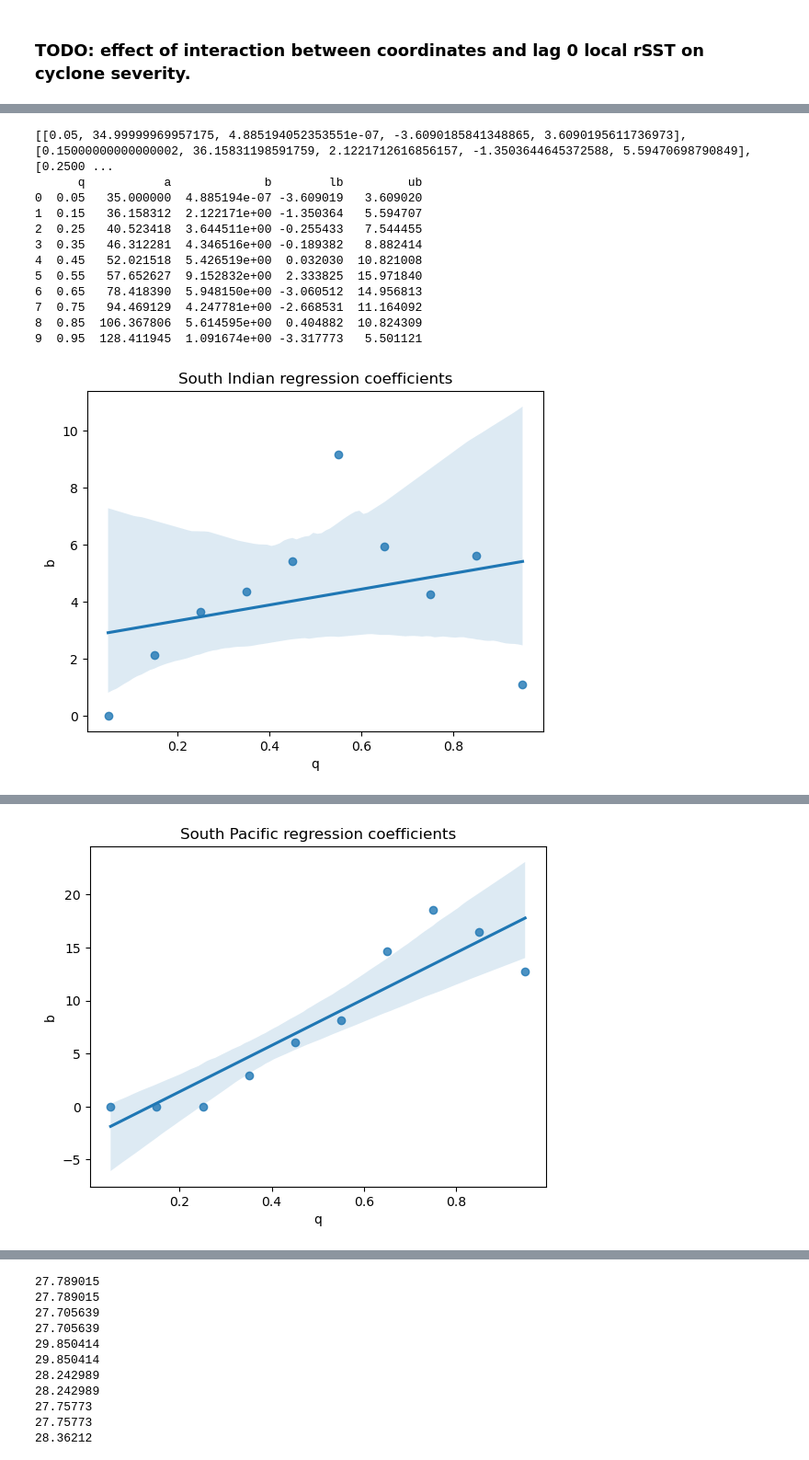
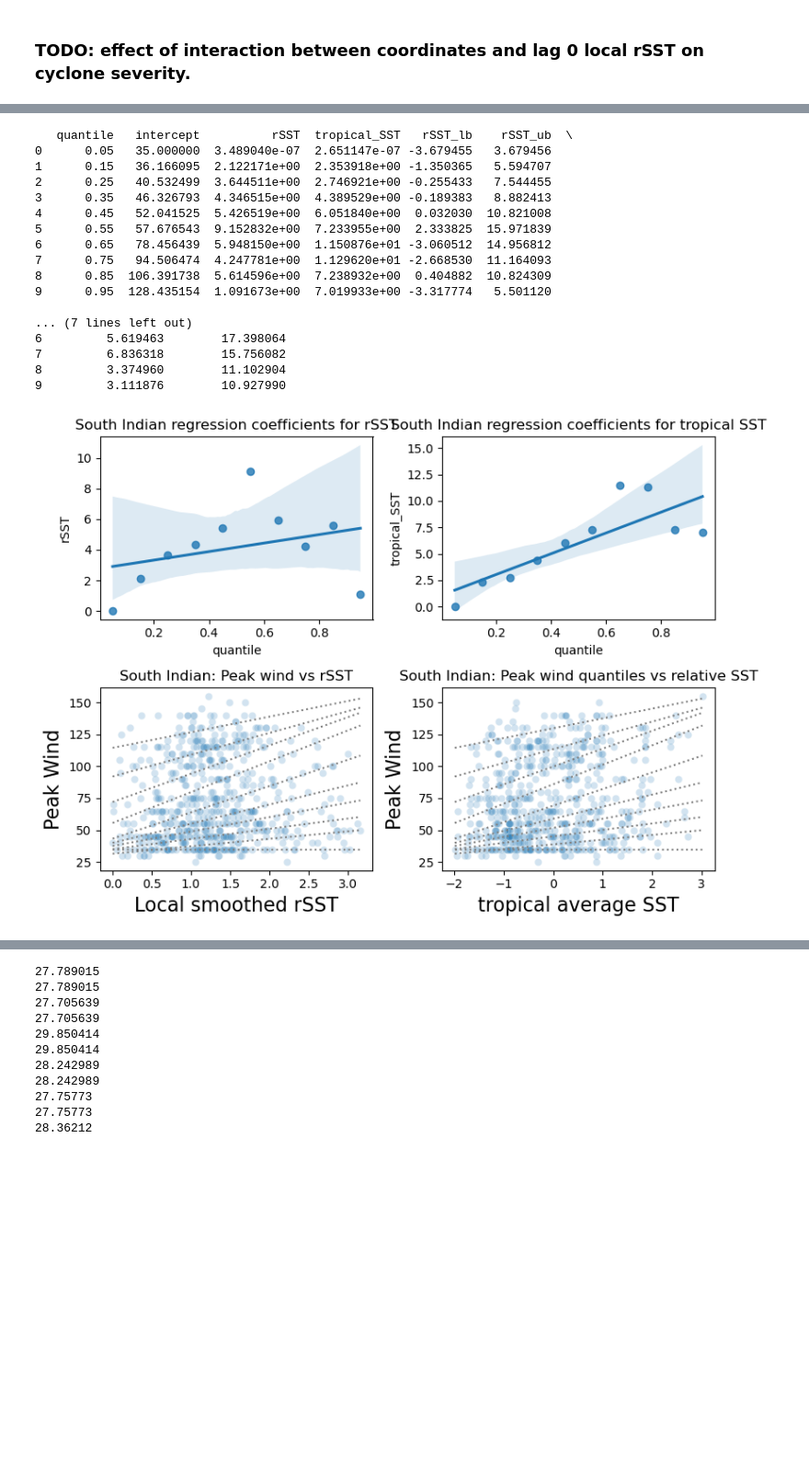
Before and after one commit to sydney-machine-learning/cyclonecategory_GCMs, a Jupyter notebook: Climate Project/albert/notebooks/local_models.ipynb, the cells around one changed output, grey strips where cells are left out. Shown: that part at 92% size. Cells and saved outputs as stored; diff of their text form; code cells hidden in the pictures; blank space fills up the shorter version.

```diff
--- a/Climate Project/albert/notebooks/local_models.ipynb
+++ b/Climate Project/albert/notebooks/local_models.ipynb
@@ -199,59 +181,70 @@ plt.show()
 # %%
 # basic logistic regressor on lag 0 sst smoothed
 # TODO: Quantile regression -> top 10% of cyclones will look like??
 import statsmodels.api as sm
 import statsmodels.formula.api as smf
 import pandas as pd
 
 quantiles = np.arange(0.05, 0.96, 0.1)
 def fit_model(quantile, model):
     res = model.fit(q=quantile)
     return [quantile, res.params["Intercept"], res.params["rSST"], res.params['tropical_SST']] + res.conf_int().loc[
         "rSST"
+    ].tolist() + res.conf_int().loc[
+        "tropical_SST"
     ].tolist()
 
-def get_pred(b, x):
-    if len(b) != len(x):
-        return 'You fooken wot m8'
 
-for ent in [{'df': si_df, 'basin': 'South Indian'}, {'df': sp_df, 'basin': 'South Pacific'},]:
+for ent in [{'df': si_df, 'basin': 'South Indian'}, {'df': sp_df, 'basin': 'South Pacific'}]:
+    fig, axs = plt.subplots(nrows= 2, ncols=2, figsize=(8,6))
     df = ent['df']
     basin = ent['basin']
     model = smf.quantreg('peak_wind ~ rSST + tropical_SST', data=df)
 
     models = [fit_model(x, model) for x in quantiles]
-    print(models)
-    models = pd.DataFrame(models, columns=["q", "a", "b", "lb", "ub"])
+    models = pd.DataFrame(models, columns=["quantile", "intercept", "rSST", "tropical_SST", "rSST_lb", "rSST_ub", "tropical_SST_lb", "tropical_SST_ub"])
 
     print(models)
-    sns.regplot(data=models, x="q", y="b")
-    plt.title(f'{basin} regression coefficients')
-    plt.show()
 
-    x = np.arange(df['rSST'].min(), df['rSST'].max(), 0.05)
-    fig, ax = plt.subplots(figsize=(8, 6))
+    sns.regplot(data=models, x="quantile", y="rSST", ax=axs[0][0]).set(title =f'{basin} regression coefficients for rSST')
+    sns.regplot(data=models, x="quantile", y="tropical_SST", ax=axs[0][1]).set(title = f'{basin} regression coefficients for tropical SST')
+
+    rSST_x = np.linspace(df['rSST'].min(), df['rSST'].max(), 100)
+    tropical_SST_x = np.linspace(df['tropical_SST'].min(), df['tropical_SST'].max(), 100)
 
     for i in range(models.shape[0]):
-        y = get_y(models.a[i], models.b[i])
-        ax.plot(x, y, linestyle="dotted", color="grey")
+        y = models.intercept[i] + models.rSST[i] * rSST_x + models.tropical_SST[i] * tropical_SST_x
+        axs[1][0].plot(rSST_x, y, linestyle="dotted", color="grey")
+        axs[1][1].plot(tropical_SST_x, y, linestyle="dotted", color="grey")
 
-    ax.scatter(df['rSST'], df['peak_wind'], alpha=0.2)
-    legend = ax.legend()
+    sns.scatterplot(data=df, x='rSST', y='peak_wind', alpha=0.2, ax=axs[1][0]).set(title =f'{basin}: Peak wind vs rSST')
+    sns.scatterplot(data=df, x='tropical_SST', y='peak_wind', alpha=0.2, ax=axs[1][1]).set(title =f'{basin}: Peak wind vs tropical average')
+
     plt.title(f'{basin}: Peak wind quantiles vs relative SST')
-    ax.set_xlabel("Local smoothed rSST", fontsize=16)
-    ax.set_ylabel("Peak Wind", fontsize=16)
+    axs[1][0].set_xlabel("Local smoothed rSST", fontsize=16)
+    axs[1][0].set_ylabel("Peak Wind", fontsize=16)
+
+    axs[1][1].set_xlabel("tropical average SST", fontsize=16)
+    axs[1][1].set_ylabel("Peak Wind", fontsize=16)
+    fig.tight_layout()
+
     plt.show()
 # %% [output]
-[[0.05, 34.99999969957175, 4.885194052353551e-07, -3.6090185841348865, 3.6090195611736973], [0.15000000000000002, 36.15831198591759, 2.1221712616856157, -1.3503644645372588, 5.59470698790849], [0.2500 ...
-      q           a             b        lb         ub
-0  0.05   35.000000  4.885194e-07 -3.609019   3.609020
-1  0.15   36.158312  2.122171e+00 -1.350364   5.594707
-2  0.25   40.523418  3.644511e+00 -0.255433   7.544455
-3  0.35   46.312281  4.346516e+00 -0.189382   8.882414
-4  0.45   52.021518  5.426519e+00  0.032030  10.821008
-5  0.55   57.652627  9.152832e+00  2.333825  15.971840
-6  0.65   78.418390  5.948150e+00 -3.060512  14.956813
-7  0.75   94.469129  4.247781e+00 -2.668531  11.164092
-8  0.85  106.367806  5.614595e+00  0.404882  10.824309
-9  0.95  128.411945  1.091674e+00 -3.317773   5.501121
+   quantile   intercept          rSST  tropical_SST   rSST_lb    rSST_ub  \
+0      0.05   35.000000  3.489040e-07  2.651147e-07 -3.679455   3.679456
+1      0.15   36.166095  2.122171e+00  2.353918e+00 -1.350365   5.594707
+2      0.25   40.532499  3.644511e+00  2.746921e+00 -0.255433   7.544455
+3      0.35   46.326793  4.346515e+00  4.389529e+00 -0.189383   8.882413
+4      0.45   52.041525  5.426519e+00  6.051840e+00  0.032030  10.821008
+5      0.55   57.676543  9.152832e+00  7.233955e+00  2.333825  15.971839
+6      0.65   78.456439  5.948150e+00  1.150876e+01 -3.060512  14.956812
+7      0.75   94.506474  4.247781e+00  1.129620e+01 -2.668530  11.164093
+8      0.85  106.391738  5.614596e+00  7.238932e+00  0.404882  10.824309
+9      0.95  128.435154  1.091673e+00  7.019933e+00 -3.317774   5.501120
+
+... (7 lines left out)
+6         5.619463        17.398064
+7         6.836318        15.756082
+8         3.374960        11.102904
+9         3.111876        10.927990
-[figure, old version]
+[figure, new version]
@@ -272 +268,0 @@ No artists with labels found to put in legend.  Note that artists whose label st
-[figure, removed]
```
Also changed, not shown: parts of 5 cells of this notebook, 8 other files.
